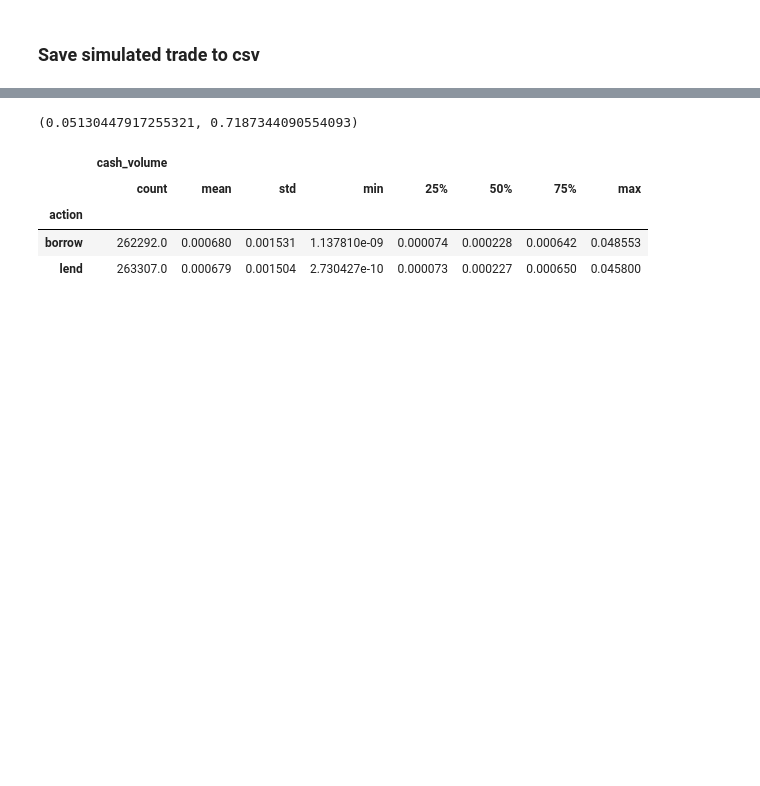
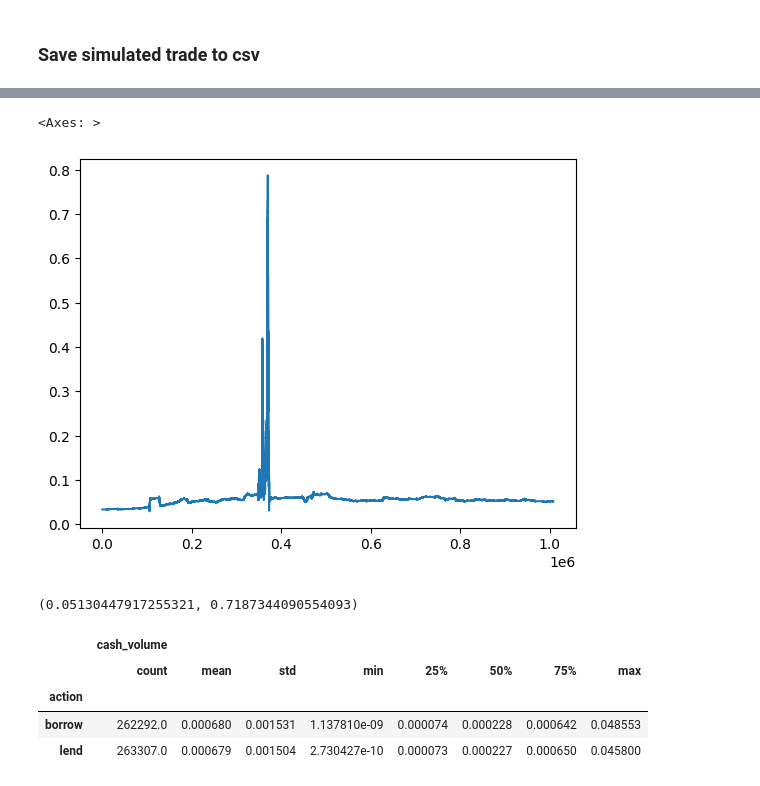
Before and after one commit to khanhtq-stats/bond-amm-research, a Jupyter notebook: notebooks/Fetch Data AAVE.ipynb, the cells around one changed output, grey strips where cells are left out. Saved outputs shown, nothing was run; the diff lists cells and outputs as text; code cells hidden in the pictures; blank space fills up the shorter version.

```diff
--- a/notebooks/Fetch Data AAVE.ipynb
+++ b/notebooks/Fetch Data AAVE.ipynb
@@ -289,0 +346,5 @@ trade_df.groupby('action').agg({'cash_volume': 'describe'})
+# %%
+tdf.interest_rate.plot()
+# %% [output]
+<Axes: >
+[figure, added]
```
Also changed, not shown: parts of 37 cells of this notebook, 9 other files.
